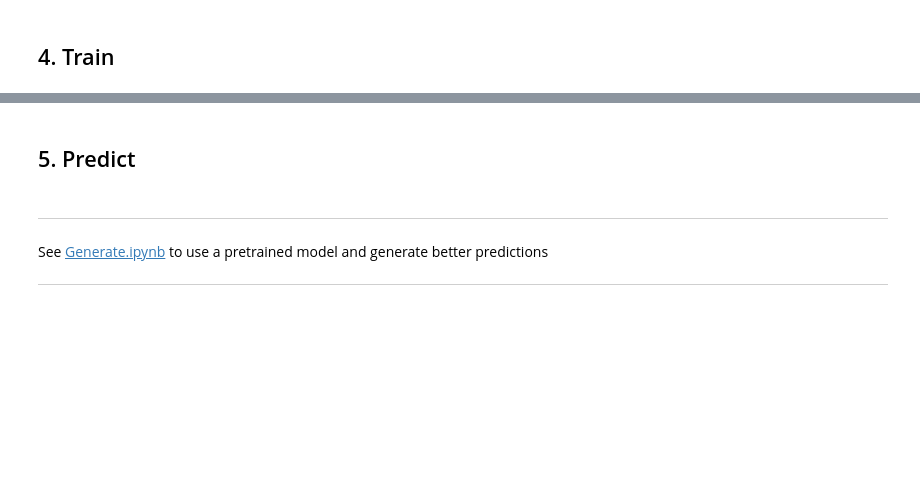
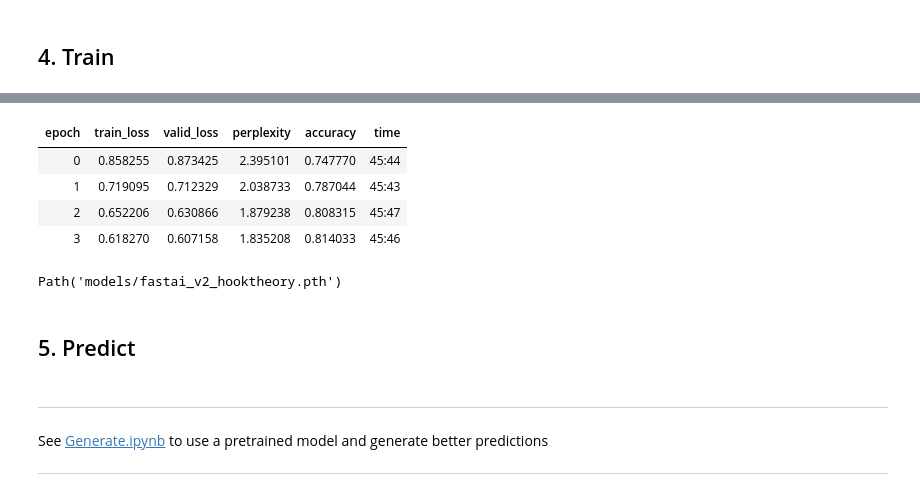
Before and after one commit to bearpelican/musicautobot, a Jupyter notebook: develop/music_transformer/Train.ipynb, the cells around one changed output, grey strips where cells are left out. Drawn from its saved outputs; the diff is of its cells as text; code cells hidden in the pictures; blank space fills up the shorter version.

```diff
--- a/develop/music_transformer/Train.ipynb
+++ b/develop/music_transformer/Train.ipynb
@@ -134,3 +121,13 @@ PosixPath('../../data/numpy/models/example.pth')
+# %%
+learn.fit_one_cycle(4, lr_max=1e-3, wd=1e-5)
+learn.save('fastai_v2_hooktheory')
+# %% [output]
+| epoch | train_loss | valid_loss | perplexity | accuracy | time |
+| 0 | 0.858255 | 0.873425 | 2.395101 | 0.747770 | 45:44 |
+| 1 | 0.719095 | 0.712329 | 2.038733 | 0.787044 | 45:43 |
+| 2 | 0.652206 | 0.630866 | 1.879238 | 0.808315 | 45:47 |
+| 3 | 0.618270 | 0.607158 | 1.835208 | 0.814033 | 45:46 |
+Path('models/fastai_v2_hooktheory.pth')
 # %% [markdown]
 ## 5. Predict
 # %% [markdown]
```
Also changed, not shown: parts of 9 cells of this notebook, 12 other files.
